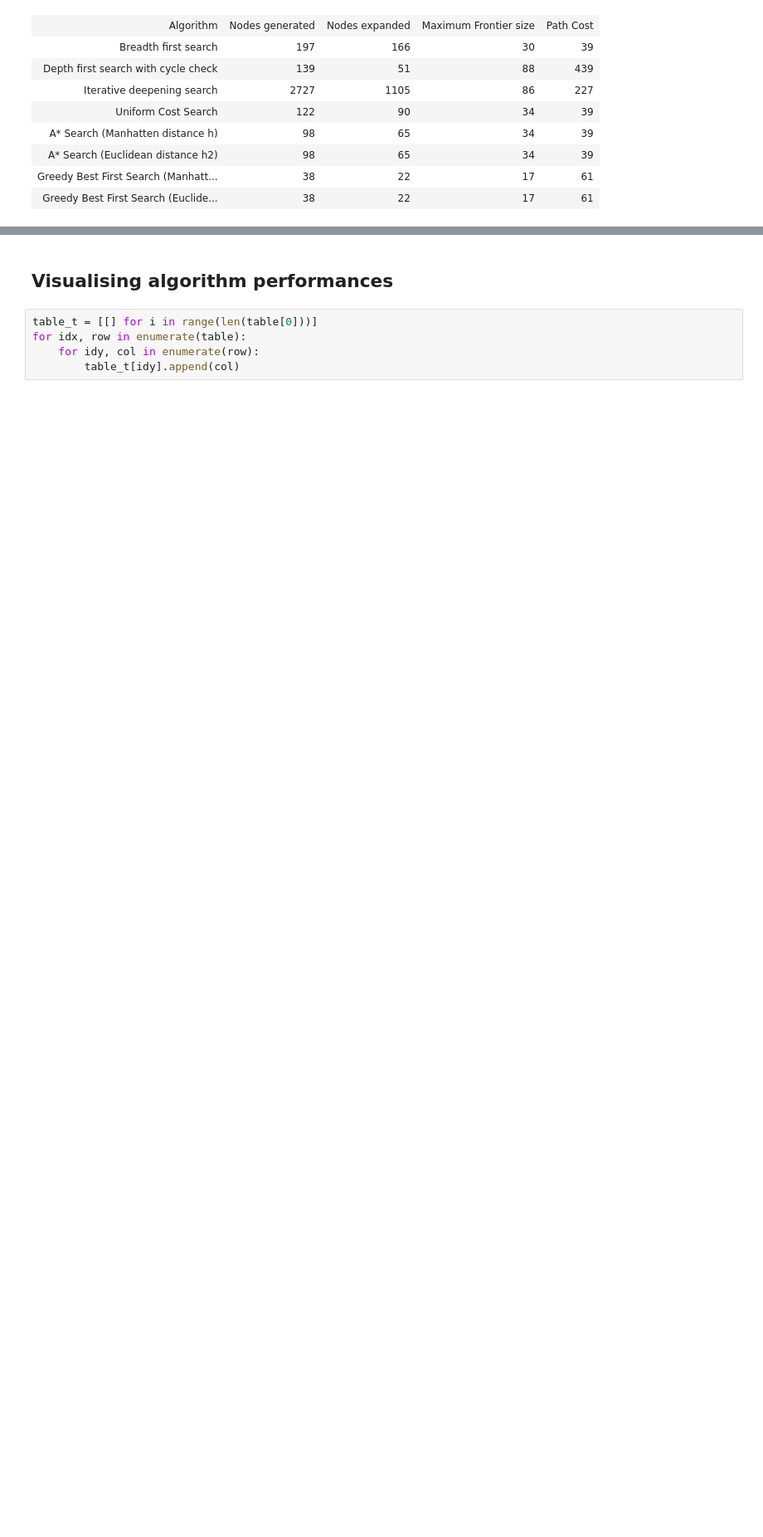
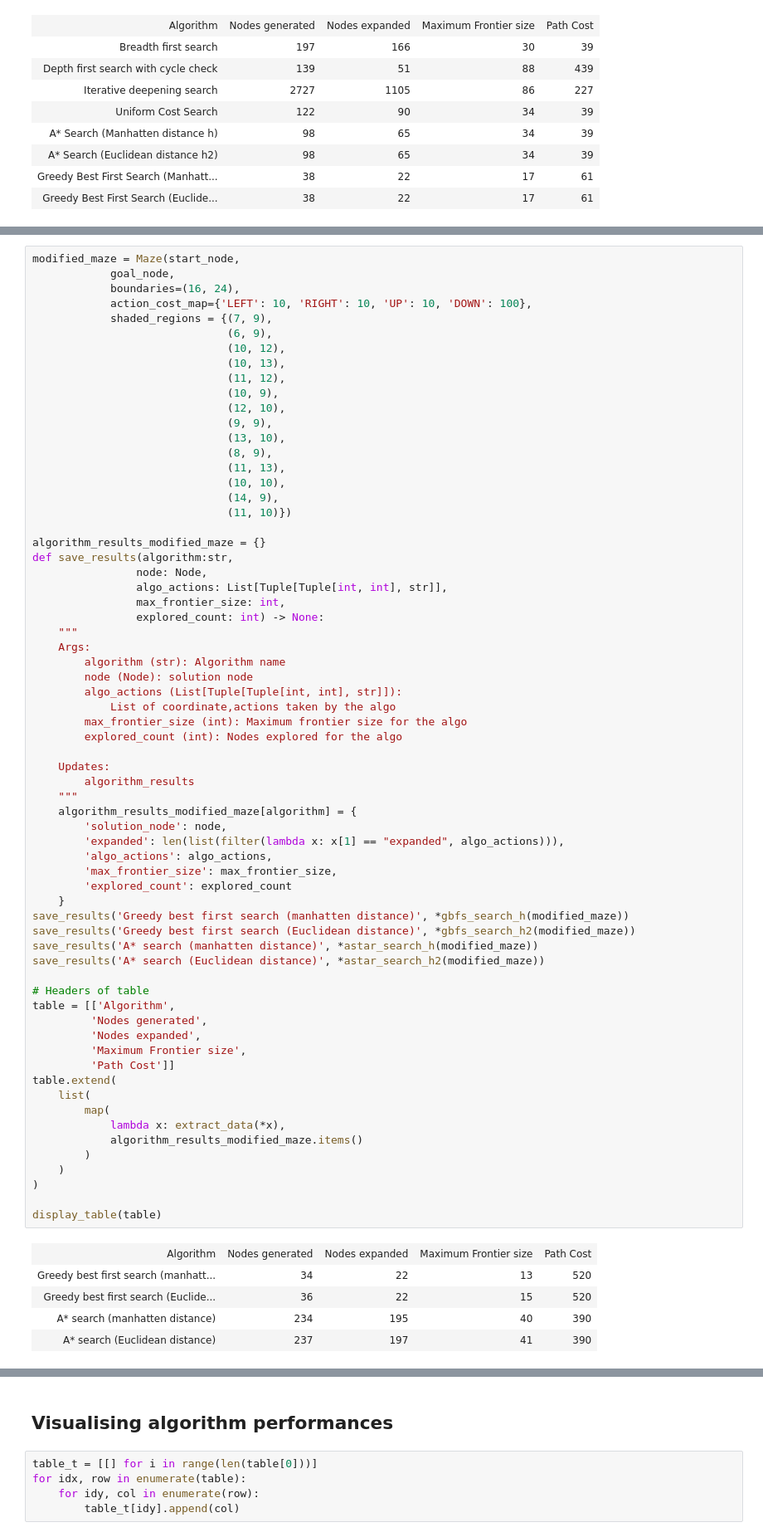
Before and after one commit to AntheaJFW/it5005-assignment-1-grp-39, a Jupyter notebook: Assignment 1 Q1-1.ipynb, the cells around one changed output, grey strips where cells are left out. Shown at 83% size. Saved outputs shown, nothing was run; the diff lists cells and outputs as text; blank space fills up the shorter version.

```diff
--- a/Assignment 1 Q1-1.ipynb
+++ b/Assignment 1 Q1-1.ipynb
@@ -912,0 +925,72 @@ display_table(table)
+# %%
+modified_maze = Maze(start_node,
+            goal_node,
+            boundaries=(16, 24),
+            action_cost_map={'LEFT': 10, 'RIGHT': 10, 'UP': 10, 'DOWN': 100},
+            shaded_regions = {(7, 9),
+                              (6, 9),
+                              (10, 12),
+                              (10, 13),
+                              (11, 12),
+                              (10, 9),
+                              (12, 10),
+                              (9, 9),
+                              (13, 10),
+                              (8, 9),
+                              (11, 13),
+                              (10, 10),
+                              (14, 9),
+                              (11, 10)})
+
+algorithm_results_modified_maze = {}
+def save_results(algorithm:str,
+                node: Node,
+                algo_actions: List[Tuple[Tuple[int, int], str]],
+                max_frontier_size: int,
+                explored_count: int) -> None:
+    """
+    Args:
+        algorithm (str): Algorithm name
+        node (Node): solution node
+        algo_actions (List[Tuple[Tuple[int, int], str]]):
+            List of coordinate,actions taken by the algo
+        max_frontier_size (int): Maximum frontier size for the algo
+        explored_count (int): Nodes explored for the algo
+
+    Updates:
+        algorithm_results
+    """
+    algorithm_results_modified_maze[algorithm] = {
+        'solution_node': node,
+        'expanded': len(list(filter(lambda x: x[1] == "expanded", algo_actions))),
+        'algo_actions': algo_actions,
+        'max_frontier_size': max_frontier_size,
+        'explored_count': explored_count
+    }
+save_results('Greedy best first search (manhatten distance)', *gbfs_search_h(modified_maze))
+save_results('Greedy best first search (Euclidean distance)', *gbfs_search_h2(modified_maze))
+save_results('A* search (manhatten distance)', *astar_search_h(modified_maze))
+save_results('A* search (Euclidean distance)', *astar_search_h2(modified_maze))
+
+# Headers of table
+table = [['Algorithm',
+         'Nodes generated',
+         'Nodes expanded',
+         'Maximum Frontier size',
+         'Path Cost']]
+table.extend(
+    list(
+        map(
+            lambda x: extract_data(*x),
+            algorithm_results_modified_maze.items()
+        )
+    )
+)
+
+display_table(table)
+# %% [output]
+| Algorithm | Nodes generated | Nodes expanded | Maximum Frontier size | Path Cost |
+| Greedy best first search (manhatt... | 34 | 22 | 13 | 520 |
+| Greedy best first search (Euclide... | 36 | 22 | 15 | 520 |
+| A* search (manhatten distance) | 234 | 195 | 40 | 390 |
+| A* search (Euclidean distance) | 237 | 197 | 41 | 390 |
```
Also changed, not shown: parts of 6 cells of this notebook.
